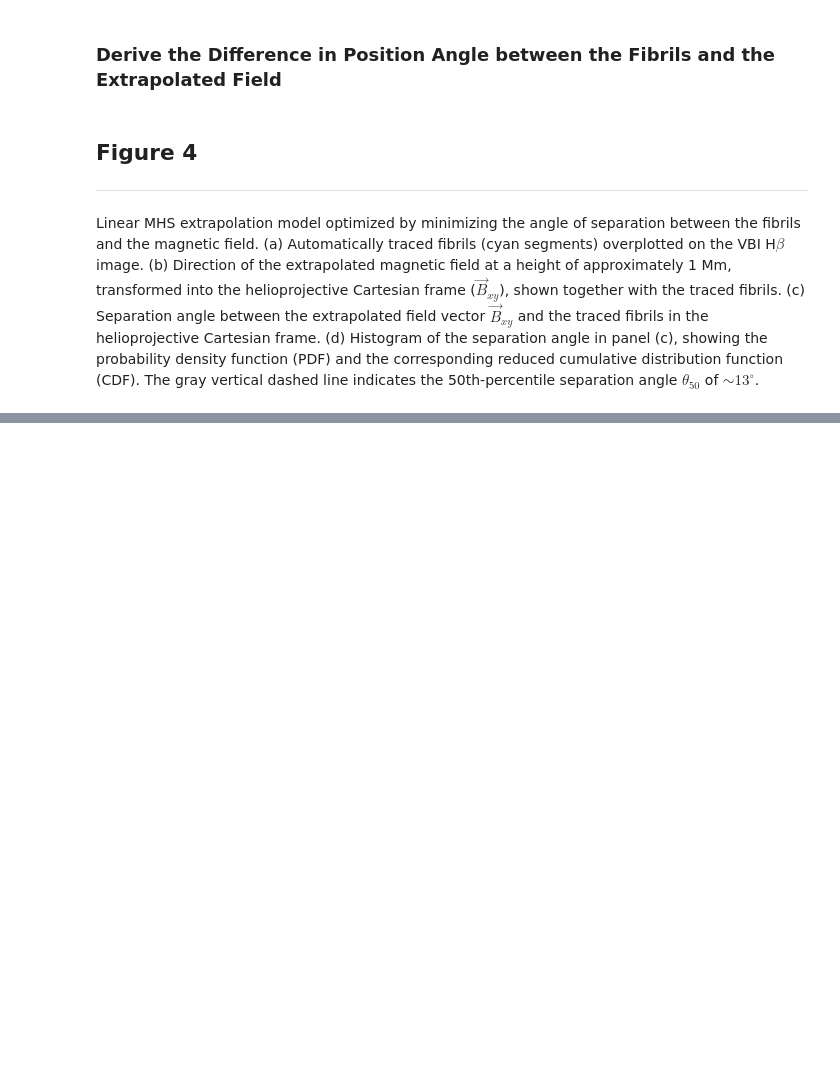
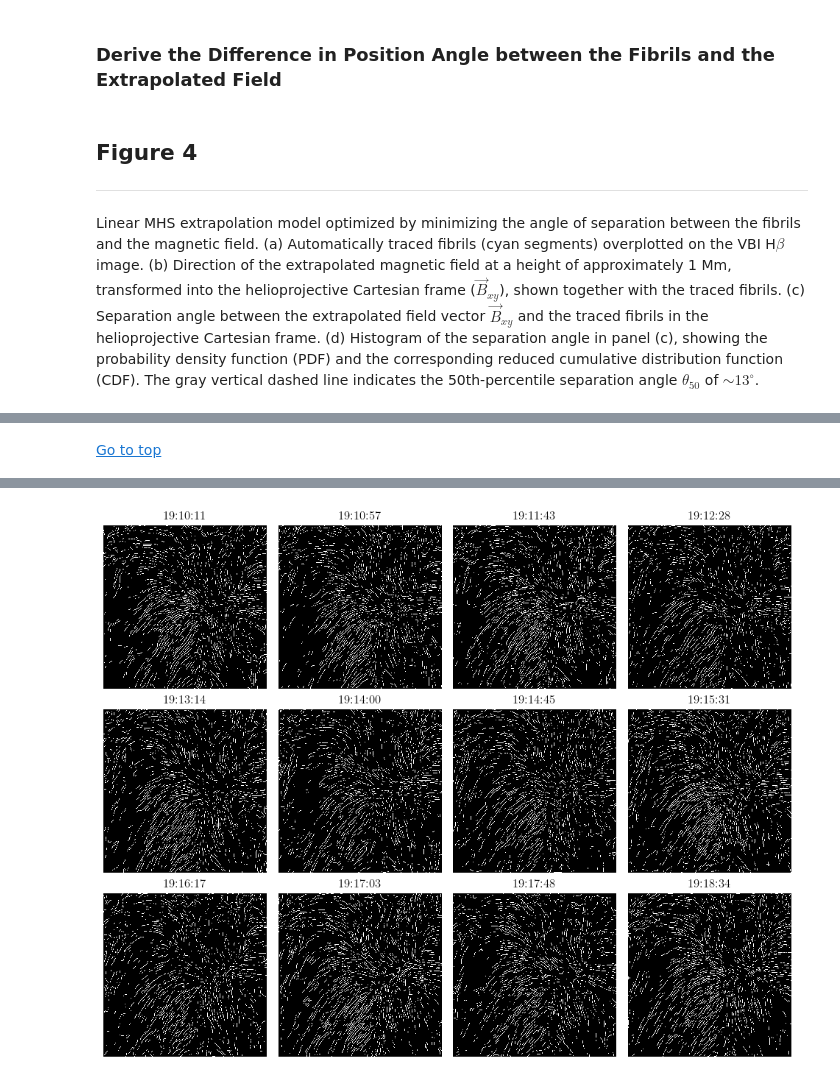
Before and after one commit to yjzhu-solar/DKIST_SolO_Fibril, a Jupyter notebook: ipynb/ms_plot/vbi_fibril_alignment.ipynb, the cells around one changed output, grey strips where cells are left out. Saved outputs shown, nothing was run; the diff lists cells and outputs as text; code cells hidden in the pictures; blank space fills up the shorter version.

```diff
--- a/ipynb/ms_plot/vbi_fibril_alignment.ipynb
+++ b/ipynb/ms_plot/vbi_fibril_alignment.ipynb
@@ -564,0 +581,30 @@ Go to top
+# %%
+plt.close("all")
+
+display(HTML('<a href="#notebook-top">Go to top</a>'))
+display(HTML('<a id="figure-A2"></a>'))
+
+with plt.rc_context(ms_style_dict):
+    fig, axes = plt.subplots(3,4, figsize=(10-0.5, 7.5), layout="constrained",
+        gridspec_kw={"wspace":0.0, "hspace":0.0})
+    for ii, ax_ in enumerate(axes.flatten()):
+        ax_.imshow(
+            prepare_skeleton(fibril_skel[ii,...]),
+            origin="lower",
+            interpolation="nearest",
+            cmap="gray",
+            vmin=0, vmax=1
+        )
+        ax_.set_title(Hbeta_date_obs[72+ii*5].strftime("%H:%M:%S"), fontsize=12)
+        ax_.set_axis_off()
+        ax_.spines["top"].set_visible(False)
+        ax_.spines["right"].set_visible(False)
+        ax_.spines["bottom"].set_visible(False)
+        ax_.spines["left"].set_visible(False)
+
+    fig.savefig("../../figs/ms_figure/app_fibril_tracing_ensemble.pdf", bbox_inches="tight", dpi=300)
+    fig.savefig("../../figs/ms_figure_png/app_fibril_tracing_ensemble.png", bbox_inches="tight", dpi=300)
+
+    plt.show()
+# %% [output]
+Go to top
@@ -564,0 +612 @@ Go to top
+[figure, added]
```
Also changed, not shown: parts of 18 cells of this notebook, 22 other files.
